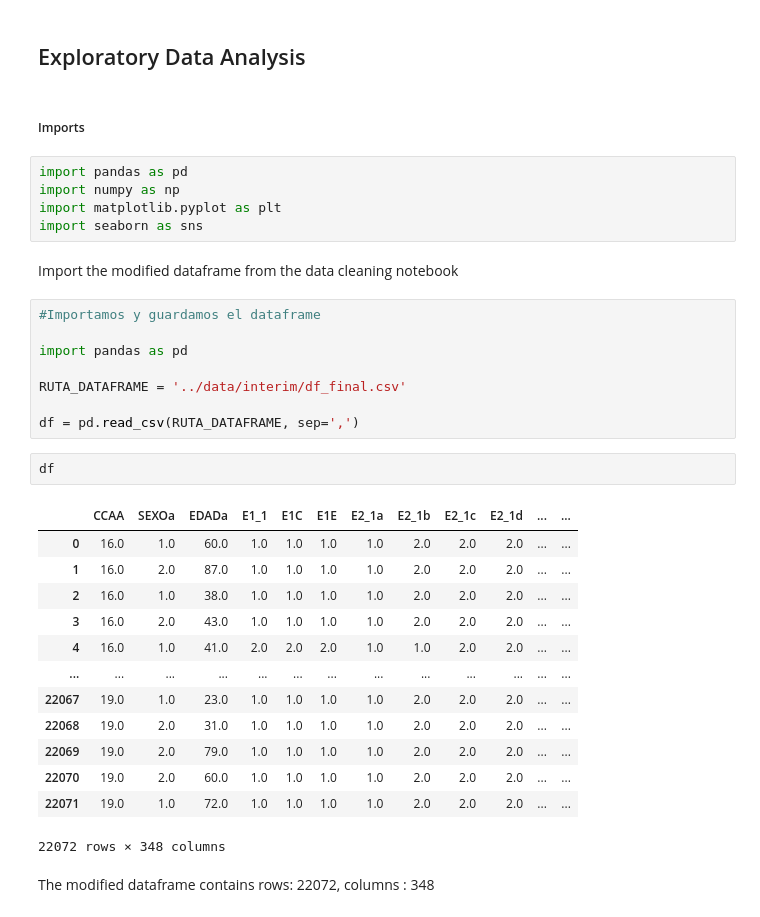
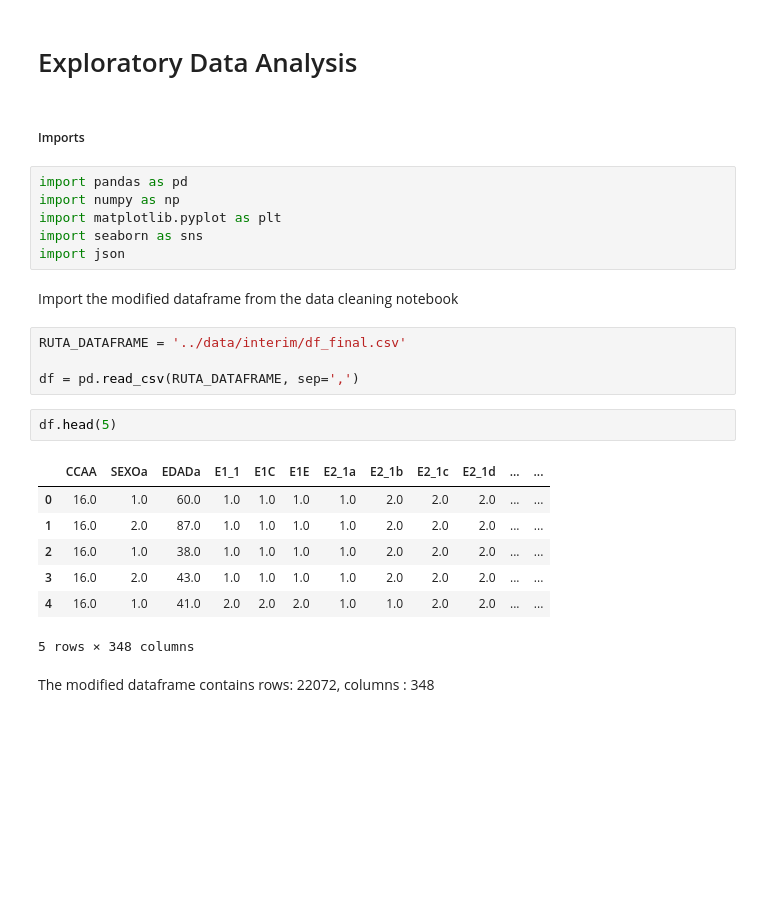
Before and after one commit to linama2593/mental_health_spain, a Jupyter notebook: src/exploratory_data_analysis_json.ipynb, the cells around one changed output. Saved outputs shown, nothing was run; the diff lists cells and outputs as text; blank space fills up the shorter version.

```diff
--- a/src/exploratory_data_analysis_json.ipynb
+++ b/src/exploratory_data_analysis_json.ipynb
@@ -1,5 +1,5 @@
 # %% [markdown]
-## Exploratory Data Analysis
+# Exploratory Data Analysis
 # %% [markdown]
 ##### Imports
 # %%
@@ -7,32 +7,23 @@ import pandas as pd
 import numpy as np
 import matplotlib.pyplot as plt
 import seaborn as sns
+import json
 # %% [markdown]
 Import the modified dataframe from the data cleaning notebook
 # %%
-#Importamos y guardamos el dataframe
-
-import pandas as pd
-
 RUTA_DATAFRAME = '../data/interim/df_final.csv'
 
 df = pd.read_csv(RUTA_DATAFRAME, sep=',')
 # %%
-df
+df.head(5)
 # %% [output]
 |  | CCAA | SEXOa | EDADa | E1_1 | E1C | E1E | E2_1a | E2_1b | E2_1c | E2_1d | ... | ... |
 | 0 | 16.0 | 1.0 | 60.0 | 1.0 | 1.0 | 1.0 | 1.0 | 2.0 | 2.0 | 2.0 | ... | ... |
 | 1 | 16.0 | 2.0 | 87.0 | 1.0 | 1.0 | 1.0 | 1.0 | 2.0 | 2.0 | 2.0 | ... | ... |
 | 2 | 16.0 | 1.0 | 38.0 | 1.0 | 1.0 | 1.0 | 1.0 | 2.0 | 2.0 | 2.0 | ... | ... |
 | 3 | 16.0 | 2.0 | 43.0 | 1.0 | 1.0 | 1.0 | 1.0 | 2.0 | 2.0 | 2.0 | ... | ... |
 | 4 | 16.0 | 1.0 | 41.0 | 2.0 | 2.0 | 2.0 | 1.0 | 1.0 | 2.0 | 2.0 | ... | ... |
-| ... | ... | ... | ... | ... | ... | ... | ... | ... | ... | ... | ... | ... |
-| 22067 | 19.0 | 1.0 | 23.0 | 1.0 | 1.0 | 1.0 | 1.0 | 2.0 | 2.0 | 2.0 | ... | ... |
-| 22068 | 19.0 | 2.0 | 31.0 | 1.0 | 1.0 | 1.0 | 1.0 | 2.0 | 2.0 | 2.0 | ... | ... |
-| 22069 | 19.0 | 2.0 | 79.0 | 1.0 | 1.0 | 1.0 | 1.0 | 2.0 | 2.0 | 2.0 | ... | ... |
-| 22070 | 19.0 | 2.0 | 60.0 | 1.0 | 1.0 | 1.0 | 1.0 | 2.0 | 2.0 | 2.0 | ... | ... |
-| 22071 | 19.0 | 1.0 | 72.0 | 1.0 | 1.0 | 1.0 | 1.0 | 2.0 | 2.0 | 2.0 | ... | ... |
-22072 rows × 348 columns
+5 rows × 348 columns
 # %% [markdown]
 The modified dataframe contains rows: 22072, columns : 348
 # %%
```
Also changed, not shown: parts of 30 cells of this notebook, 1 other file.
